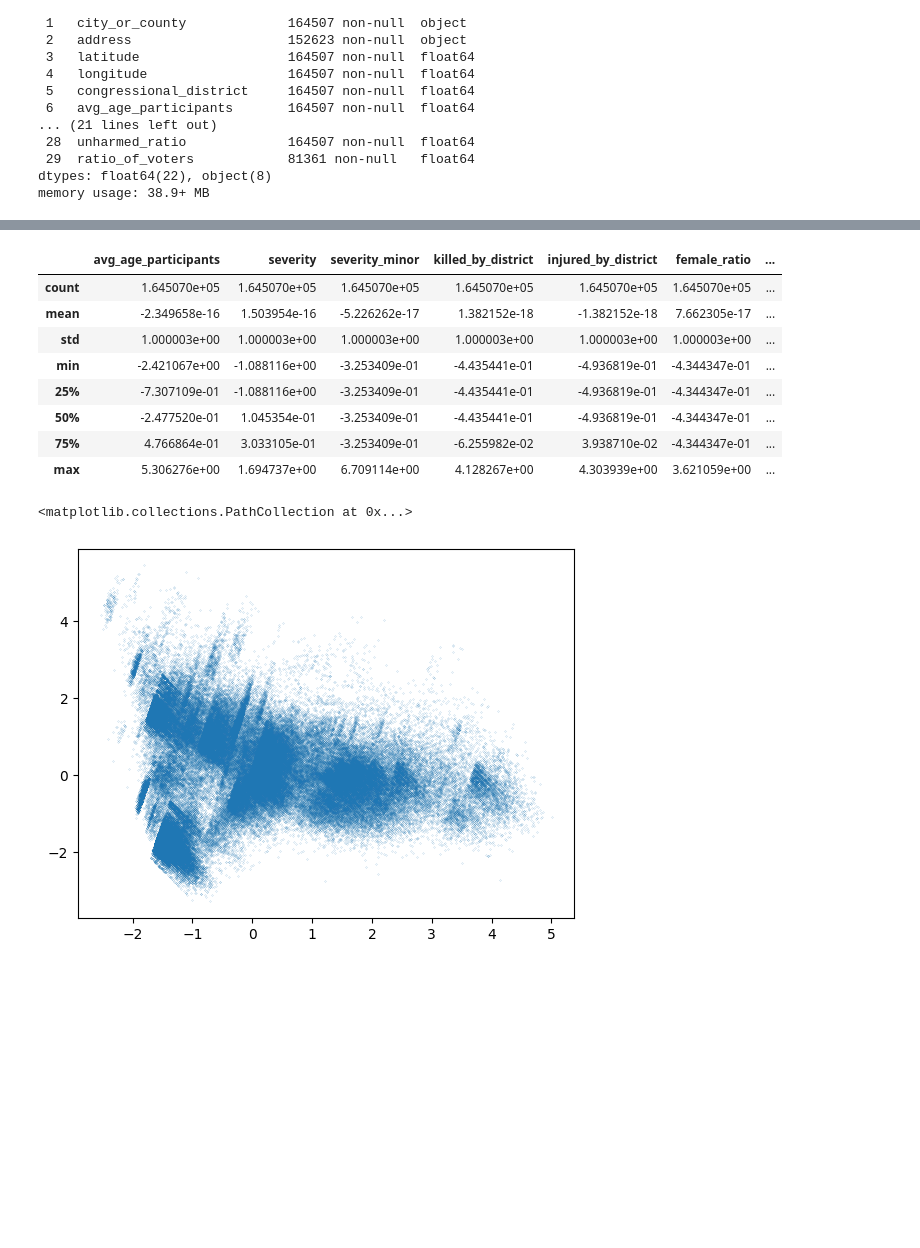
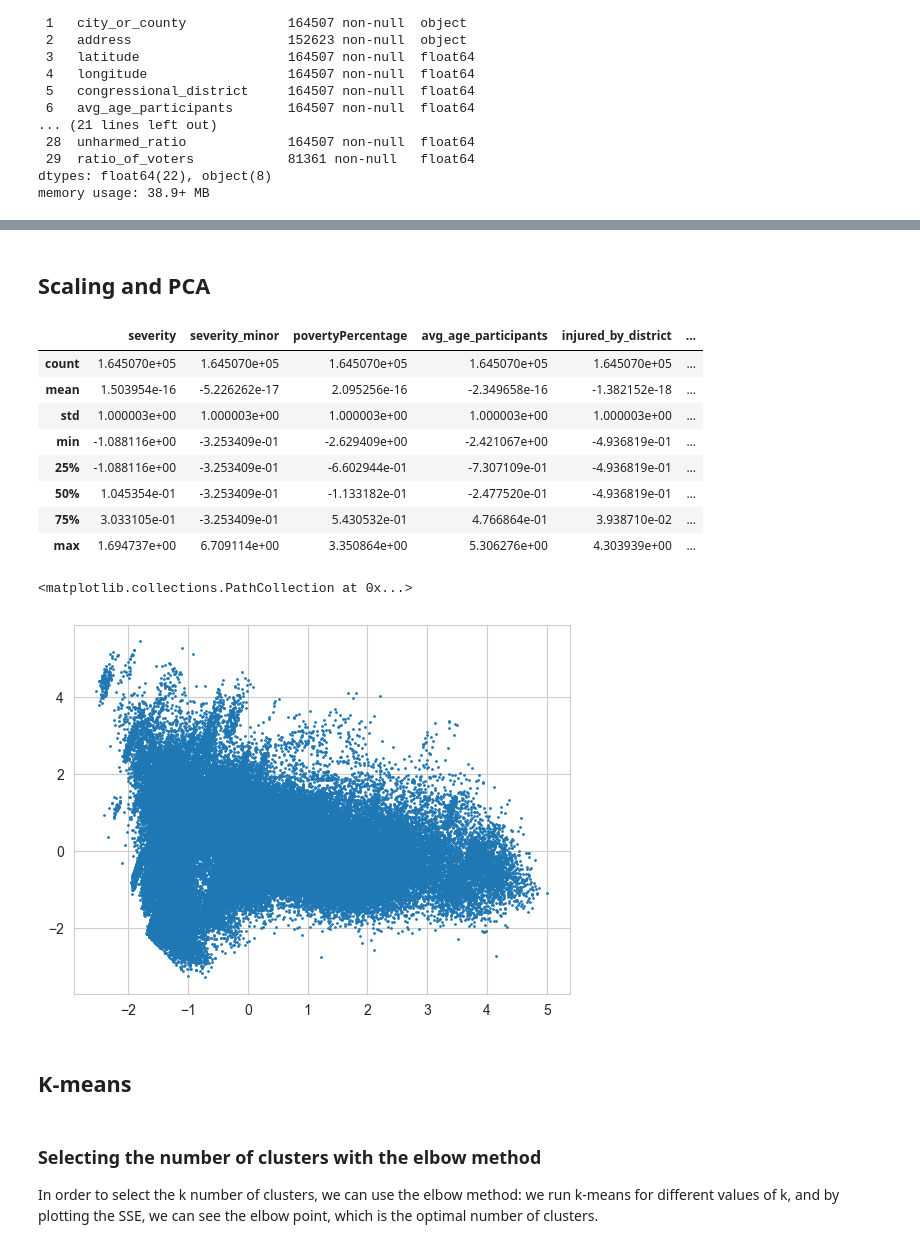
Before and after one commit to irenedovichi/DM-project, a Jupyter notebook: TASK 2/Clustering.ipynb, the cells around one changed output, grey strips where cells are left out. Saved outputs shown, nothing was run; the diff lists cells and outputs as text; code cells hidden in the pictures; blank space fills up the shorter version.

Commit message:
clustering

```diff
--- a/TASK 2/Clustering.ipynb
+++ b/TASK 2/Clustering.ipynb
@@ -37,5 +41,5 @@ memory usage: 38.9+ MB
 # %%
-cols_to_keep=[	'avg_age_participants',	'severity', 'severity_minor', 'killed_by_district'	,'injured_by_district',	'female_ratio', 'povertyPercentage', 'arrested_ratio', 'unharmed_ratio']
+cols_to_keep=[	'severity', 'severity_minor', 'povertyPercentage', 'avg_age_participants', 'injured_by_district', 'killed_by_district', 'female_ratio', 'unharmed_ratio', 'arrested_ratio']
 # %%
 # drop the columns that we don't need
 df_incidents_clustering = df_incidents[cols_to_keep]
@@ -51,25 +70,33 @@ plt.show()
+# %% [markdown]
+## Scaling and PCA
 # %%
 scaler = StandardScaler()
 df_incidents_scaled = scaler.fit_transform(df_incidents_clustering)
 df_incidents_scaled = pd.DataFrame(df_incidents_scaled, columns=df_incidents_clustering.columns)
 df_incidents_scaled.describe()
 # %% [output]
-|  | avg_age_participants | severity | severity_minor | killed_by_district | injured_by_district | female_ratio | ... |
-| count | 1.645070e+05 | 1.645070e+05 | 1.645070e+05 | 1.645070e+05 | 1.645070e+05 | 1.645070e+05 | ... |
-| mean | -2.349658e-16 | 1.503954e-16 | -5.226262e-17 | 1.382152e-18 | -1.382152e-18 | 7.662305e-17 | ... |
-| std | 1.000003e+00 | 1.000003e+00 | 1.000003e+00 | 1.000003e+00 | 1.000003e+00 | 1.000003e+00 | ... |
-| min | -2.421067e+00 | -1.088116e+00 | -3.253409e-01 | -4.435441e-01 | -4.936819e-01 | -4.344347e-01 | ... |
-| 25% | -7.307109e-01 | -1.088116e+00 | -3.253409e-01 | -4.435441e-01 | -4.936819e-01 | -4.344347e-01 | ... |
-| 50% | -2.477520e-01 | 1.045354e-01 | -3.253409e-01 | -4.435441e-01 | -4.936819e-01 | -4.344347e-01 | ... |
-| 75% | 4.766864e-01 | 3.033105e-01 | -3.253409e-01 | -6.255982e-02 | 3.938710e-02 | -4.344347e-01 | ... |
-| max | 5.306276e+00 | 1.694737e+00 | 6.709114e+00 | 4.128267e+00 | 4.303939e+00 | 3.621059e+00 | ... |
+|  | severity | severity_minor | povertyPercentage | avg_age_participants | injured_by_district | ... |
+| count | 1.645070e+05 | 1.645070e+05 | 1.645070e+05 | 1.645070e+05 | 1.645070e+05 | ... |
+| mean | 1.503954e-16 | -5.226262e-17 | 2.095256e-16 | -2.349658e-16 | -1.382152e-18 | ... |
+| std | 1.000003e+00 | 1.000003e+00 | 1.000003e+00 | 1.000003e+00 | 1.000003e+00 | ... |
+| min | -1.088116e+00 | -3.253409e-01 | -2.629409e+00 | -2.421067e+00 | -4.936819e-01 | ... |
+| 25% | -1.088116e+00 | -3.253409e-01 | -6.602944e-01 | -7.307109e-01 | -4.936819e-01 | ... |
+| 50% | 1.045354e-01 | -3.253409e-01 | -1.133182e-01 | -2.477520e-01 | -4.936819e-01 | ... |
+| 75% | 3.033105e-01 | -3.253409e-01 | 5.430532e-01 | 4.766864e-01 | 3.938710e-02 | ... |
+| max | 1.694737e+00 | 6.709114e+00 | 3.350864e+00 | 5.306276e+00 | 4.303939e+00 | ... |
 # %%
 # pca in order to reduce the dimensionality of the dataset
 pca = PCA(n_components=2)
 df_incidents_pca = pca.fit_transform(df_incidents_scaled)
 # plot the results
-plt.scatter(df_incidents_pca[:,0], df_incidents_pca[:,1], s=0.01)
+plt.scatter(df_incidents_pca[:,0], df_incidents_pca[:,1], s=1)
 # %% [output]
 <matplotlib.collections.PathCollection at 0x...>
-[figure, old version]
+[figure, new version]
+# %% [markdown]
+## K-means
+# %% [markdown]
+### Selecting the number of clusters with the elbow method
+
+In order to select the k number of clusters, we can use the elbow method: we run k-means for different values of k, and by plotting the SSE, we can see the elbow point, which is the optimal number of clusters.
 # %%
```
Also changed, not shown: parts of 31 cells of this notebook, 1 other file.
